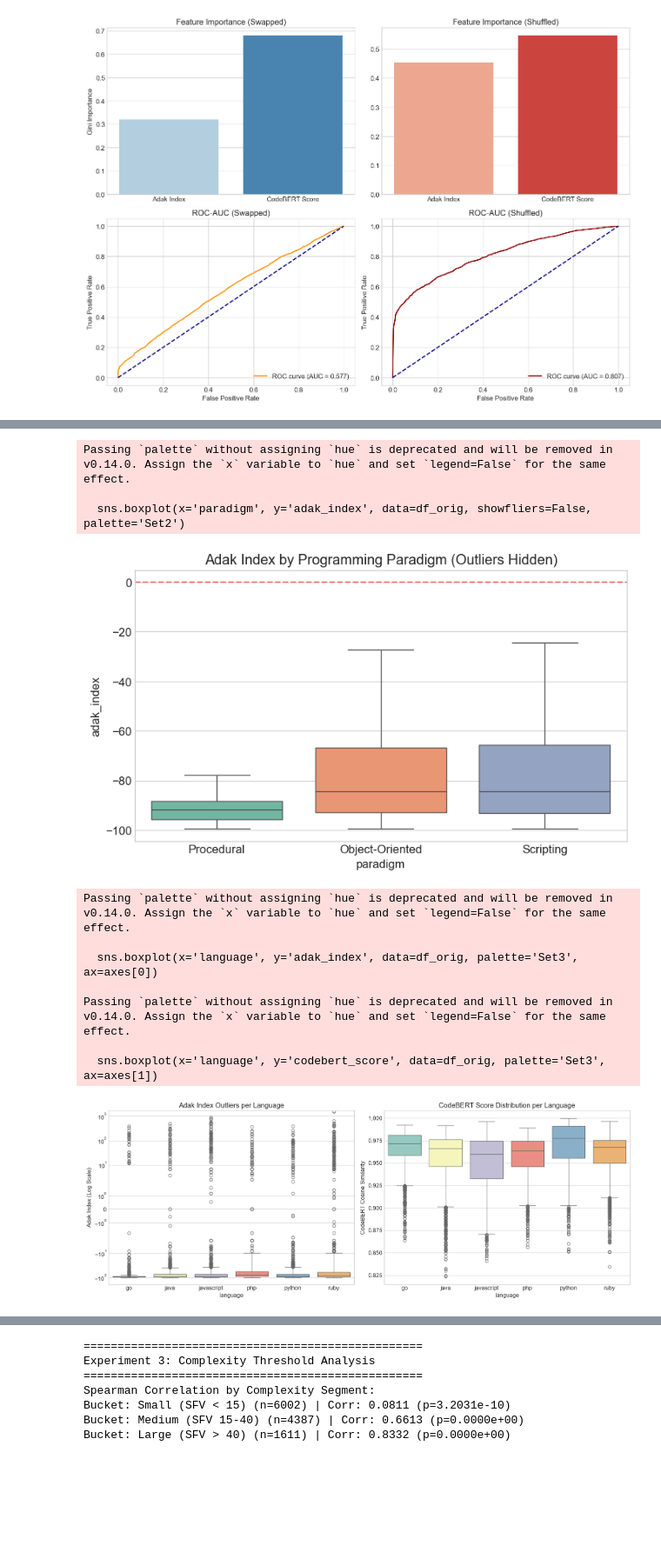
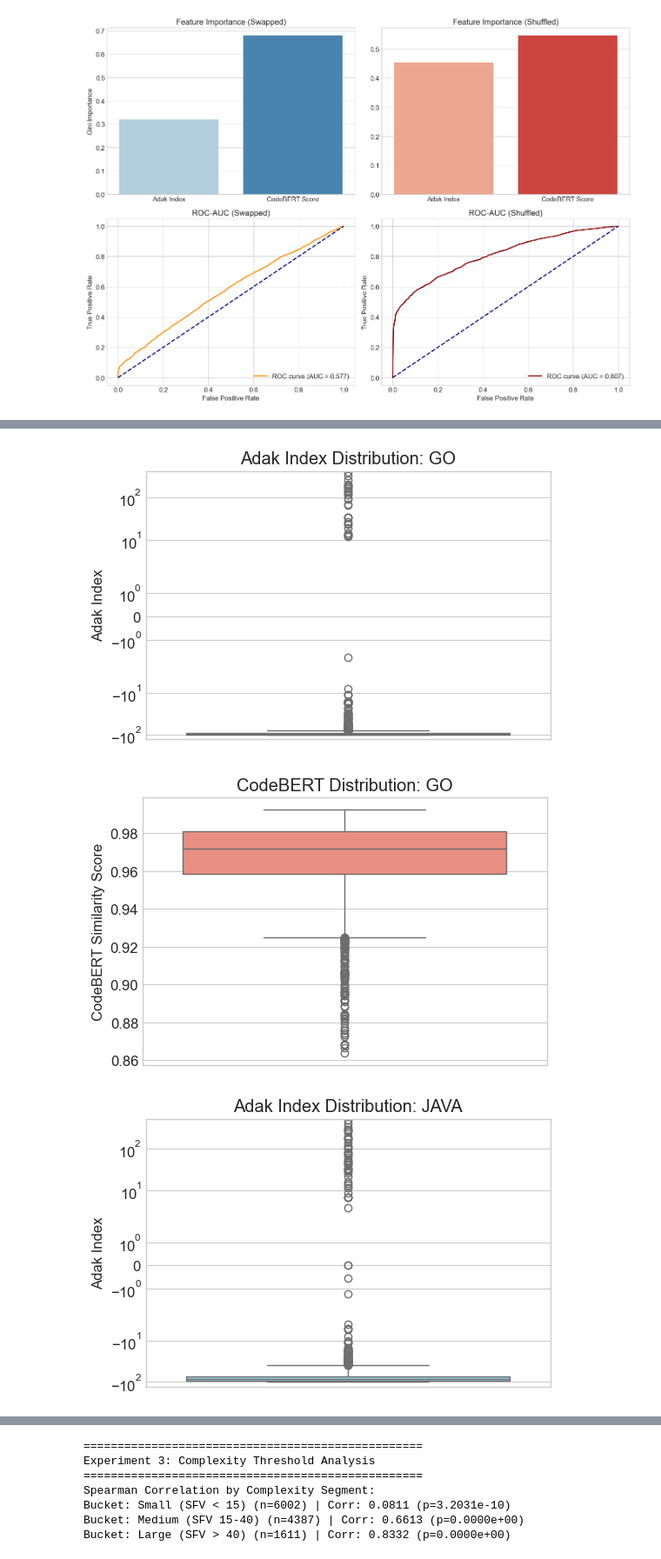
Before and after one commit to natnaelworku02/thesis_preprocessing, a Jupyter notebook: notebooks/05_Statistical_Experiments.ipynb, the cells around one changed output, grey strips where cells are left out. Shown at 87% size. Saved outputs shown, nothing was run; the diff lists cells and outputs as text; code cells hidden in the pictures; blank space fills up the shorter version.

Commit message:
individual images rather than one clustered image

```diff
--- a/notebooks/05_Statistical_Experiments.ipynb
+++ b/notebooks/05_Statistical_Experiments.ipynb
@@ -218,12 +218,21 @@ Calculating SHAP values... (this takes a moment)
 SHAP analysis completed and plot saved.
 # %%
-log_result(f"\n{'='*50}\nExperiment 2: Paradigm Bias (Kruskal-Wallis)\n{'='*50}")
+import scikit_posthocs as sp
 
-paradigm_map = {'java': 'Object-Oriented', 'ruby': 'Object-Oriented', 'go': 'Procedural',
-                'python': 'Scripting', 'javascript': 'Scripting', 'php': 'Scripting'}
+log_result(f"\n{'='*50}\nExperiment 2: Paradigm Bias Analysis\n{'='*50}")
+
+# Updated Paradigm Map: Academically precise
+paradigm_map = {
+    'java': 'Object-Oriented (Statically Typed)',
+    'ruby': 'Object-Oriented (Dynamically Typed)',
+    'go': 'Procedural (Statically Typed)',
+    'python': 'Multi-Paradigm (Dynamically Typed)',
+    'javascript': 'Multi-Paradigm (Dynamically Typed)',
+    'php': 'Multi-Paradigm (Dynamically Typed)'
+}
 df_orig['paradigm'] = df_orig['language'].str.lower().map(paradigm_map)
 
-# Kruskal-Wallis Test
+# 1. Kruskal-Wallis Test across paradigms
 paradigms = df_orig['paradigm'].dropna().unique()
 adak_groups = [df_orig[df_orig['paradigm'] == p]['adak_index'] for p in paradigms]
 
@@ -231,31 +240,30 @@ h_stat, p_value = stats.kruskal(*adak_groups)
 log_result(f"Kruskal-Wallis Results:\nH-Statistic: {h_stat:.4f} | p-value: {p_value:.4e}\n")
 
 if p_value < 0.05:
+    log_result("Conclusion: Significant variance exists between paradigms.")
     dunn_results = sp.posthoc_dunn(df_orig, val_col='adak_index', group_col='paradigm', p_adjust='bonferroni')
     log_result("Dunn's Post-Hoc Test:\n" + str(dunn_results))
 
-# 1. Paradigm Boxplot (Cleaned for visibility)
-plt.figure(figsize=(9, 5))
-sns.boxplot(x='paradigm', y='adak_index', data=df_orig, showfliers=False, palette='Set2')
-plt.title('Adak Index by Programming Paradigm (Outliers Hidden)')
-plt.axhline(0, color='red', linestyle='--', alpha=0.5)
-plt.savefig(os.path.join(FIGURES_DIR, "Exp2_Paradigm_Boxplot.png"), dpi=300, bbox_inches='tight')
-plt.show()
+# 2. INDIVIDUAL WHISKER PLOTS (Per Language)
+# Looping through each language to save individual files for the thesis
+for lang in df_orig['language'].unique():
+    lang_data = df_orig[df_orig['language'] == lang]
 
-# 2. Individual Language Whisker Plots (Showing Outliers via SymLog)
-fig, axes = plt.subplots(1, 2, figsize=(16, 6))
+    # Plot Adak (Log Scale for outliers)
+    plt.figure(figsize=(6, 4))
+    sns.boxplot(y=lang_data['adak_index'], color='skyblue')
+    plt.yscale('symlog')
+    plt.title(f'Adak Index Distribution: {lang.upper()}')
+    plt.ylabel('Adak Index')
+    plt.savefig(os.path.join(FIGURES_DIR, f"Exp2_Adak_Whisker_{lang.upper()}.png"), dpi=300, bbox_inches='tight')
+    plt.show()
 
-sns.boxplot(x='language', y='adak_index', data=df_orig, palette='Set3', ax=axes[0])
-axes[0].set_title('Adak Index Outliers per Language')
-axes[0].set_yscale('symlog') # Handles the massive outliers without flat-lining the boxes
-axes[0].set_ylabel('Adak Index (Log Scale)')
-
-sns.boxplot(x='language', y='codebert_score', data=df_orig, palette='Set3', ax=axes[1])
-axes[1].set_title('CodeBERT Score Distribution per Language')
-axes[1].set_ylabel('CodeBERT Cosine Similarity')
-
-plt.tight_layout()
-plt.savefig(os.path.join(FIGURES_DIR, "Exp2_Language_Whisker_Plots.png"), dpi=300, bbox_inches='tight')
-plt.show()
+    # Plot CodeBERT (Linear Scale)
+    plt.figure(figsize=(6, 4))
+    sns.boxplot(y=lang_data['codebert_score'], color='salmon')
+    plt.title(f'CodeBERT Distribution: {lang.upper()}')
+    plt.ylabel('CodeBERT Similarity Score')
+    plt.savefig(os.path.join(FIGURES_DIR, f"Exp2_CodeBERT_Whisker_{lang.upper()}.png"), dpi=300, bbox_inches='tight')
+    plt.show()
 # %% [output]
 ==================================================
@@ -272,12 +286,3 @@ Scripting           1.000000e+00  4.400879e-133   1.000000e+00
-Passing `palette` without assigning `hue` is deprecated and will be removed in v0.14.0. Assign the `x` variable to `hue` and set `legend=False` for the same effect.
-
-  sns.boxplot(x='paradigm', y='adak_index', data=df_orig, showfliers=False, palette='Set2')
-[figure, old version]
+[figure, new version]
-Passing `palette` without assigning `hue` is deprecated and will be removed in v0.14.0. Assign the `x` variable to `hue` and set `legend=False` for the same effect.
-
-  sns.boxplot(x='language', y='adak_index', data=df_orig, palette='Set3', ax=axes[0])
-
-Passing `palette` without assigning `hue` is deprecated and will be removed in v0.14.0. Assign the `x` variable to `hue` and set `legend=False` for the same effect.
-
-  sns.boxplot(x='language', y='codebert_score', data=df_orig, palette='Set3', ax=axes[1])
-[figure, old version]
+[figure, new version]
+[figure, added]
```
Also changed, not shown: parts of 2 cells of this notebook, 16 other files.
